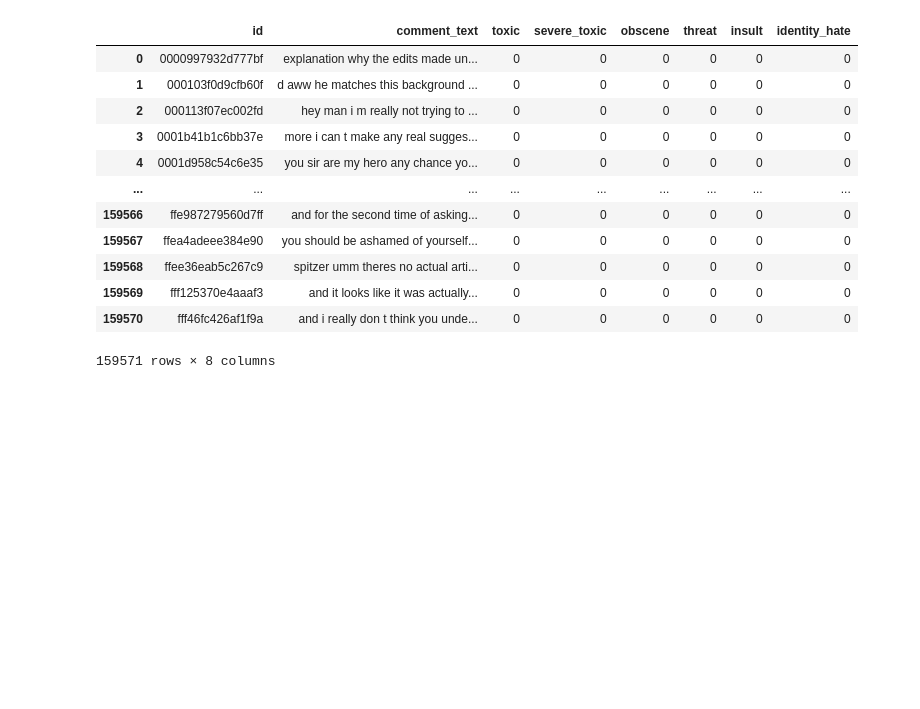
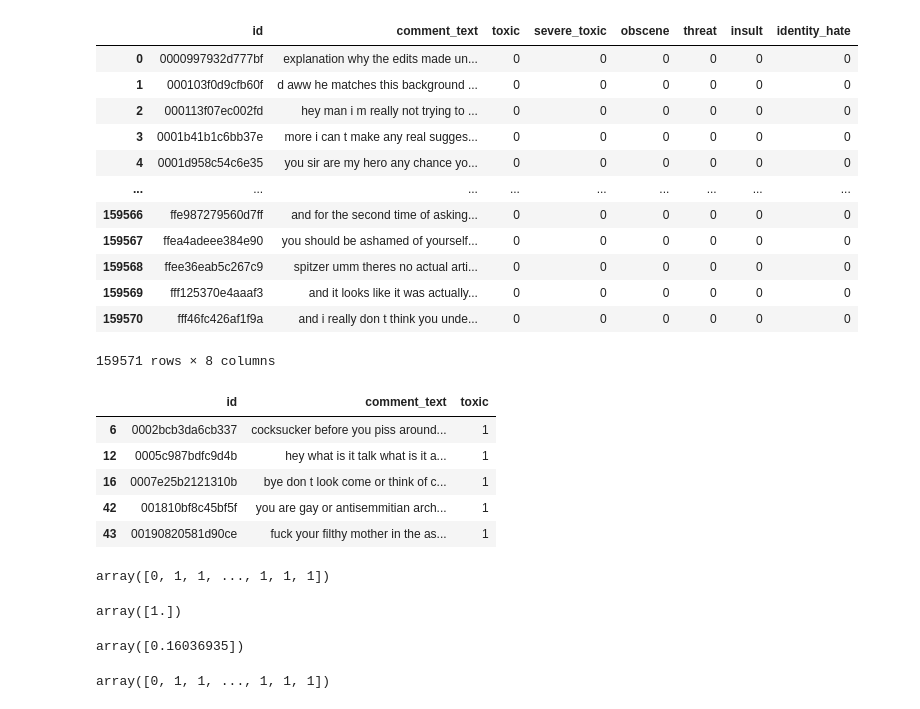
Before and after one commit to JXLK-dev/Toxic_classification_app, a Jupyter notebook: MACHINE_LEARNING_PROJECT.ipynb, the cells around one changed output. Saved outputs shown, nothing was run; the diff lists cells and outputs as text; code cells hidden in the pictures; blank space fills up the shorter version.

```diff
--- a/MACHINE_LEARNING_PROJECT.ipynb
+++ b/MACHINE_LEARNING_PROJECT.ipynb
@@ -119,3 +122,31 @@ obscene = train.loc[:,['id','comment_text','obscene']]
 threat = train.loc[:,['id','comment_text','threat']]
 insult = train.loc[:,['id','comment_text','insult']]
 identity_hate = train.loc[:,['id','comment_text','identity_hate']]
+# %%
+toxic_1 = toxic[toxic['toxic'] == 1].iloc[0:5000,:]
+toxic_0 = toxic[toxic['toxic'] == 0].iloc[0:5000,:]
+toxic_done = pd.concat([toxic_1, toxic_0], axis=0)
+severe_1 = severe[severe['severe_toxic'] == 1].iloc[0:1595,:]
+severe_0 = severe[severe['severe_toxic'] == 0].iloc[0:1595,:]
+severe_done = pd.concat([severe_1, severe_0], axis=0)
+obscene_1 = obscene[obscene['obscene'] == 1].iloc[0:5000,:]
+obscene_0 = obscene[obscene['obscene'] == 0].iloc[0:5000,:]
+obscene_done = pd.concat([obscene_1, obscene_0], axis=0)
+threat_1 = threat[threat['threat'] == 1].iloc[0:478,:]
+threat_0 = threat[threat['threat'] == 0].iloc[0:1912,:]
+threat_done = pd.concat([threat_1, threat_0], axis=0)
+insult_1 = insult[insult['insult'] == 1].iloc[0:5000,:]
+insult_0 = insult[insult['insult'] == 0].iloc[0:5000,:]
+insult_done = pd.concat([insult_1, insult_0], axis=0)
+identity_hate_1 = identity_hate[identity_hate['identity_hate'] == 1].iloc[0:1405,:]
+identity_hate_0 = identity_hate[identity_hate['identity_hate'] == 0].iloc[0:5620,:]
+identity_hate_done = pd.concat([identity_hate_1, identity_hate_0], axis=0)
+# %%
+toxic_done.head()
+# %% [output]
+|  | id | comment_text | toxic |
+| 6 | 0002bcb3da6cb337 | cocksucker before you piss around... | 1 |
+| 12 | 0005c987bdfc9d4b | hey what is it talk what is it a... | 1 |
+| 16 | 0007e25b2121310b | bye don t look come or think of c... | 1 |
+| 42 | 001810bf8c45bf5f | you are gay or antisemmitian arch... | 1 |
+| 43 | 00190820581d90ce | fuck your filthy mother in the as... | 1 |
@@ -121,0 +162,49 @@ identity_hate = train.loc[:,['id','comment_text','identity_hate']]
+# %%
+X = toxic_done.comment_text
+y = toxic_done['toxic']
+
+X_train, X_test, y_train, y_test = train_test_split(X, y, test_size=0.3, random_state=42)
+
+tfv = TfidfVectorizer(ngram_range=(1,1), stop_words='english')
+
+X_train_fit = tfv.fit_transform(X_train)
+X_test_fit = tfv.transform(X_test)
+
+randomforest = RandomForestClassifier(n_estimators=100, random_state=42)
+
+randomforest.fit(X_train_fit, y_train)
+randomforest.predict(X_test_fit)
+# %% [output]
+array([0, 1, 1, ..., 1, 1, 1])
+# %%
+comment1 = ['You piece of shit']
+comment2 = ['What is up garden apple doing']
+
+comment1_vect = tfv.transform(comment1)
+randomforest.predict_proba(comment1_vect)[:,1]
+# %% [output]
+array([1.])
+# %%
+comment2_vect = tfv.transform(comment2)
+randomforest.predict_proba(comment2_vect)[:,1]
+# %% [output]
+array([0.16036935])
+# %%
+X = toxic_done.comment_text
+y = toxic_done['toxic']
+
+X_train, X_test, y_train, y_test = train_test_split(X, y, test_size=0.3, random_state=42)
+
+# Initiate a Tfidf vectorizer
+tfv = TfidfVectorizer(ngram_range=(1,1), stop_words='english')
+
+X_train_fit = tfv.fit_transform(X_train)  # Convert the X data into a document term matrix dataframe
+X_test_fit = tfv.transform(X_test)  # Converts the X_test comments into Vectorized format
+
+logisreg = LogisticRegression()
+
+# Train our SVM model with the X training data converted into Count Vectorized format with the Y training data
+logisreg.fit(X_train_fit, y_train)
+logisreg.predict(X_test_fit)
+# %% [output]
+array([0, 1, 1, ..., 1, 1, 1])
```
Also changed, not shown: parts of 9 cells of this notebook.
